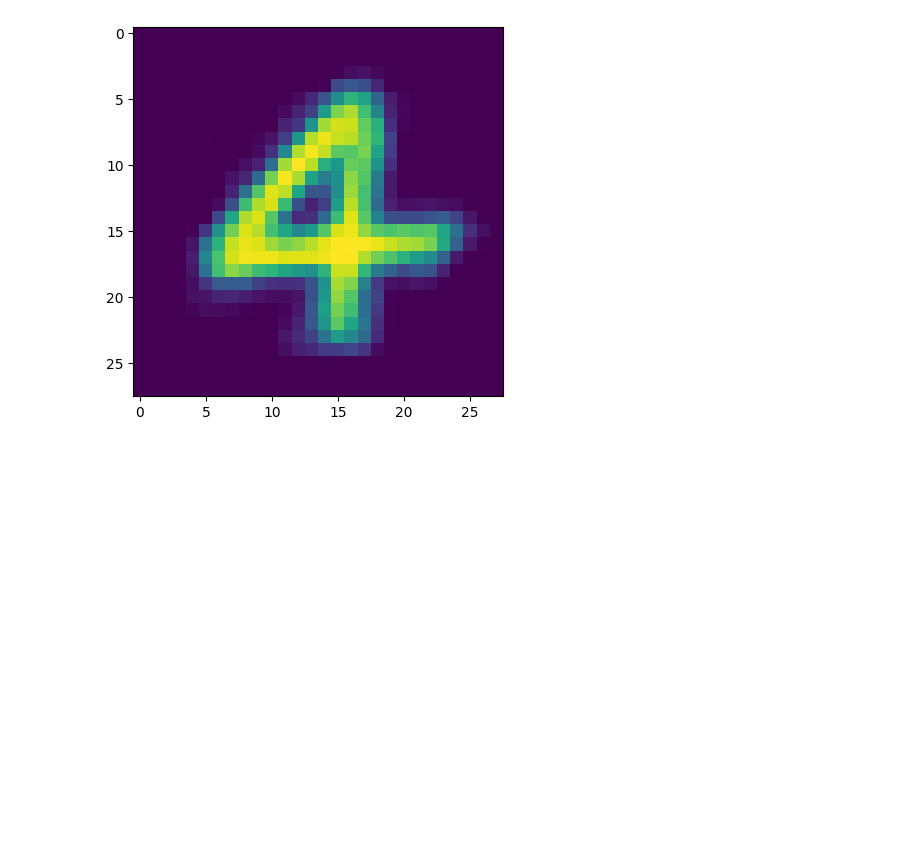
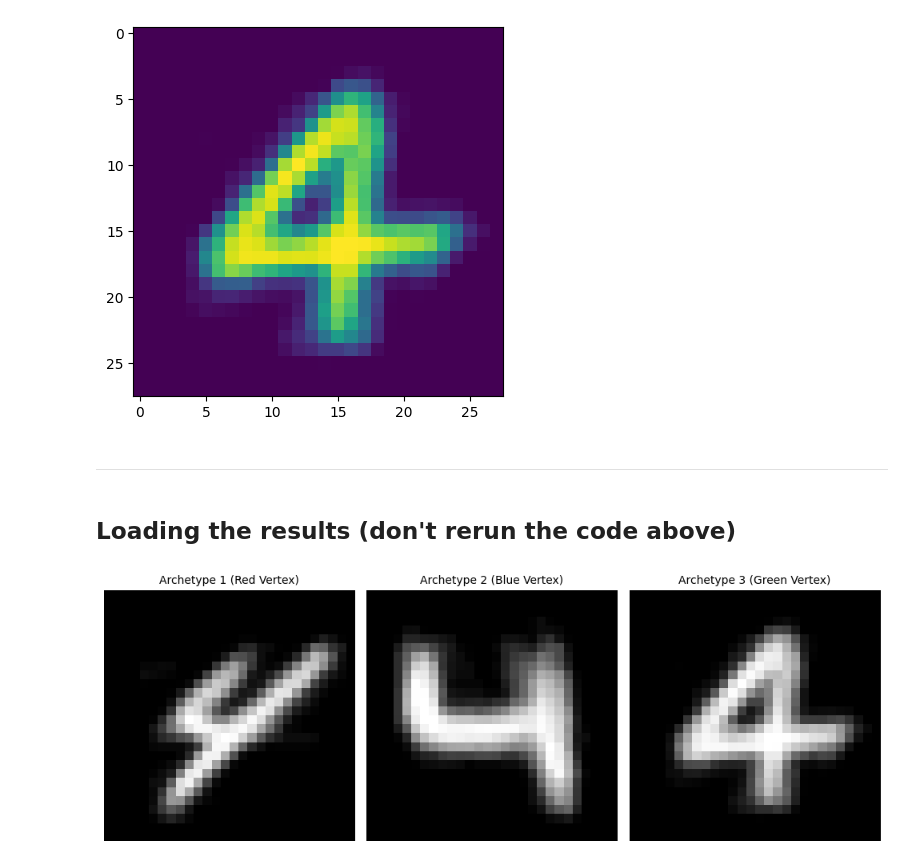
Before and after one commit to joaommata/Deep-Archetypal-Analysis, a Jupyter notebook: AAnet/example_notebooks/AAnet_MNIST_example.ipynb, the cells around one changed output. Drawn from its saved outputs; the diff is of its cells as text; code cells hidden in the pictures; blank space fills up the shorter version.

Commit message:
Ran AANET for MNIST and CELL, saved results

```diff
--- a/AAnet/example_notebooks/AAnet_MNIST_example.ipynb
+++ b/AAnet/example_notebooks/AAnet_MNIST_example.ipynb
@@ -132,0 +136,51 @@ plt.imshow(images_close_to_green_archetype.mean(axis=0))
+# %% [markdown]
+---
+# %% [markdown]
+## Loading the results (don't rerun the code above)
+# %%
+import numpy as np
+import matplotlib.pyplot as plt
+
+# Define the filename based on previous context
+filename = 'results/AAnet_MNIST_digit4_results.npz'
+
+# 1. Load the saved data archive
+saved_data = np.load(filename)
+
+# 2. Extract the original data and barycentric coordinates
+data_ats = saved_data['data_ats']
+barycentric_archetypal_embedding = saved_data['latent_coords']
+
+# Constants for visualization
+N_ARCHETYPES = 3
+N_PROTOTYPES = 20
+colors = ['Red', 'Blue', 'Green']
+
+# 3. Create a figure with 3 subplots
+fig, axes = plt.subplots(1, N_ARCHETYPES, figsize=(10, 4))
+
+for i in range(N_ARCHETYPES):
+    ax = axes[i]
+
+    # 5. Find the indices of the N_PROTOTYPES images closest to this archetype
+    # np.argsort sorts in ascending order, so [::-1] reverses it, and [:N_PROTOTYPES] takes the top N.
+    images_close_to_archetype_idx = np.argsort(
+        barycentric_archetypal_embedding[:, i]
+    )[::-1][:N_PROTOTYPES]
+
+    # 6. Get the raw image data for these closest points and reshape for averaging
+    images_close_to_archetype = data_ats[images_close_to_archetype_idx].reshape(N_PROTOTYPES, 28, 28)
+
+    # Calculate the average image (the prototype)
+    prototype_image = images_close_to_archetype.mean(axis=0)
+
+    # Plot the prototype
+    ax.imshow(prototype_image, cmap='gray')
+    ax.set_title(f'Archetype {i+1} ({colors[i]} Vertex)', fontsize=10)
+    ax.axis('off')
+
+# 7. Save the figure
+fig.tight_layout()
+plt.savefig('results/all_archetype_prototypes_MNIST.png')
+# %% [output]
+[figure, added]
```
Also changed, not shown: parts of 1 cell of this notebook, 5 other files.
